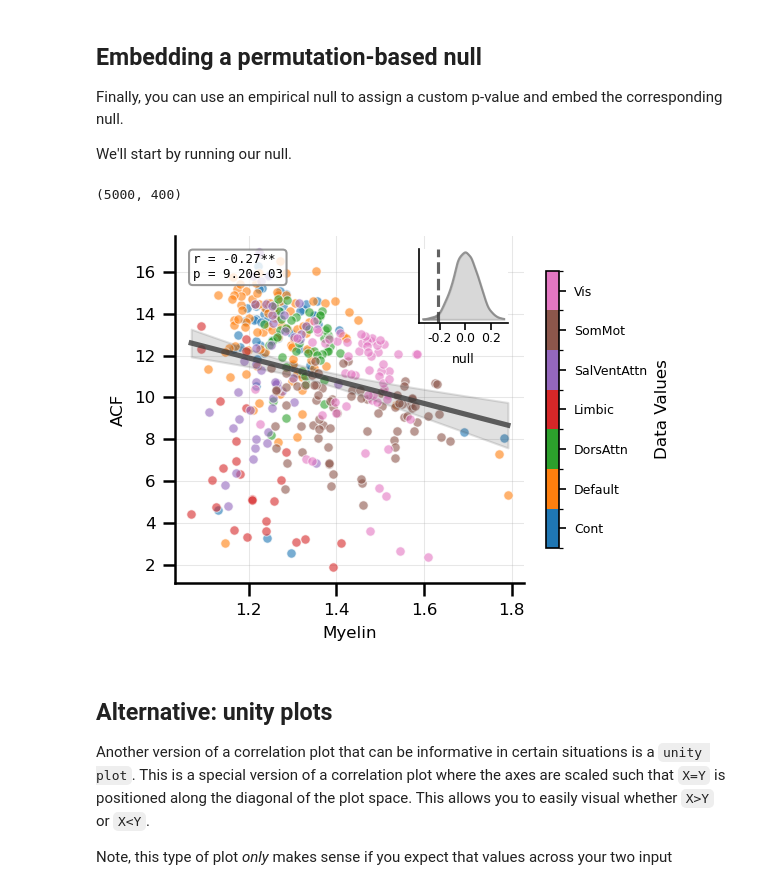
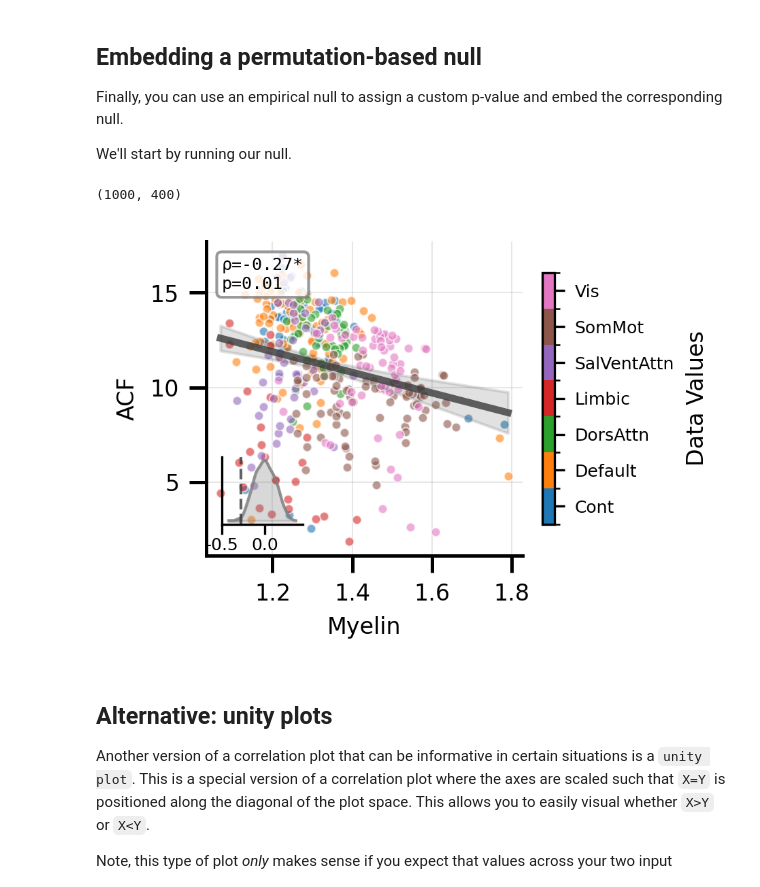
Before and after one commit to LindenParkesLab/snaplab_tools, a Jupyter notebook: scripts/tutorial_plot_correlation.ipynb, the cells around one changed output. Cells and saved outputs as stored; diff of their text form; code cells hidden in the pictures.

```diff
--- a/scripts/tutorial_plot_correlation.ipynb
+++ b/scripts/tutorial_plot_correlation.ipynb
@@ -128,29 +128,31 @@ distance_matrix = distance.pdist(
 distance_matrix = distance.squareform(distance_matrix)  # reshape to square matrix
 
 # run BrainSMASH
-n_perms = 5000
+np.random.seed(0)
+n_perms = 1000
 base = Base(x=myelin, D=distance_matrix)
 myelin_null_maps = base(n=n_perms)
 print(myelin_null_maps.shape)
 # %% [output]
-(5000, 400)
+(1000, 400)
 # %%
 null_distribution = np.zeros(n_perms)
 for i in tqdm(np.arange(n_perms)):
     null_distribution[i] = sp.stats.spearmanr(myelin_null_maps[i], rsacf)[0]
 # %%
 custom_inset = {
+    # 'custom_pvalue': 0.1,
     'custom_null': null_distribution
 }
 
-fig, axes = plt.subplots(nrows=1, ncols=1, figsize=(4, 3), dpi=150)
+fig, axes = plt.subplots(nrows=1, ncols=1, figsize=(2.5, 2), dpi=300)
 plot_correlation(myelin, rsacf, axes, x_label='Myelin', y_label='ACF', fontsize=8, method='spearman',
-                 data_group=yeo_systems, custom_inset=custom_inset
+                 data_group=yeo_systems,
+                 custom_inset=custom_inset
                  )
-fig.tight_layout()
 plt.show()
 # %% [output]
-[figure, old version]
+[figure, new version]
 # %% [markdown]
 ## Alternative: unity plots
 
```
Also changed, not shown: parts of 5 cells of this notebook.
